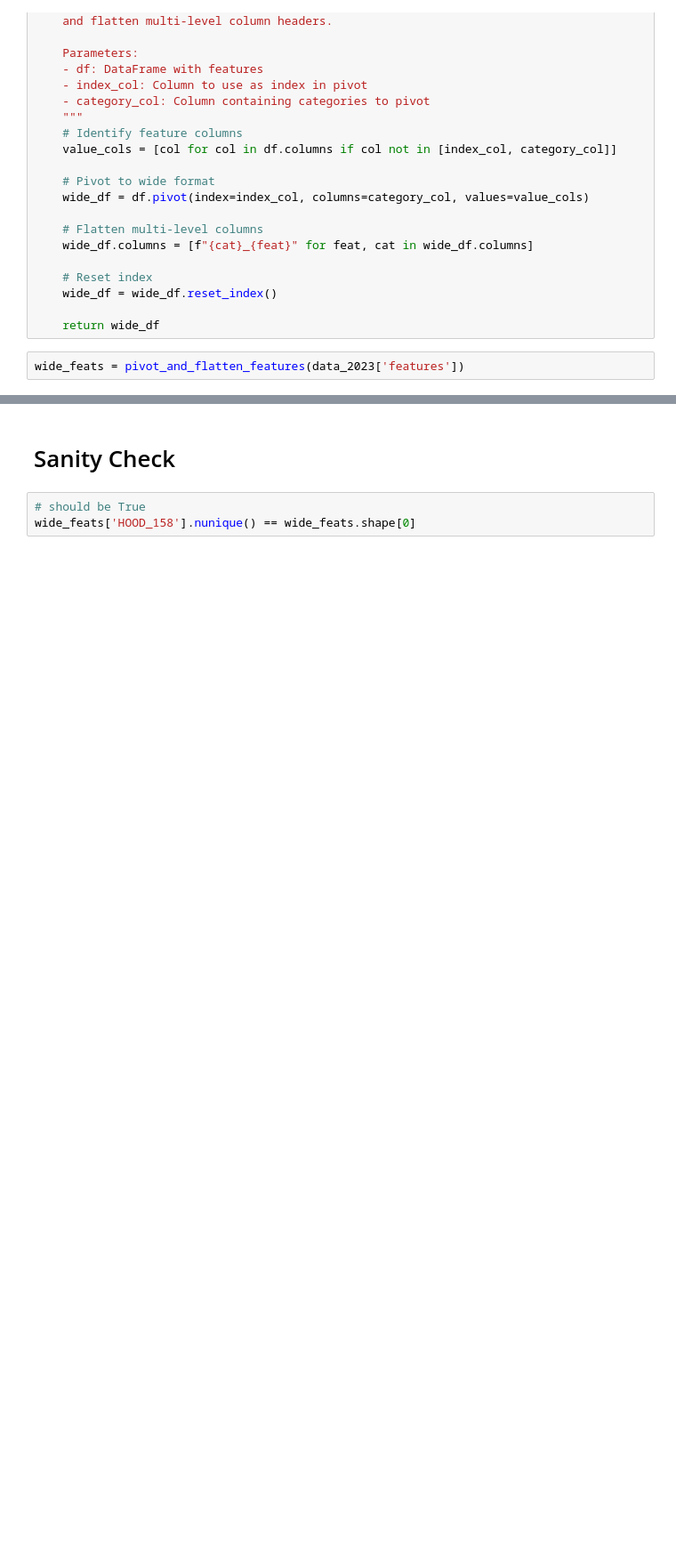
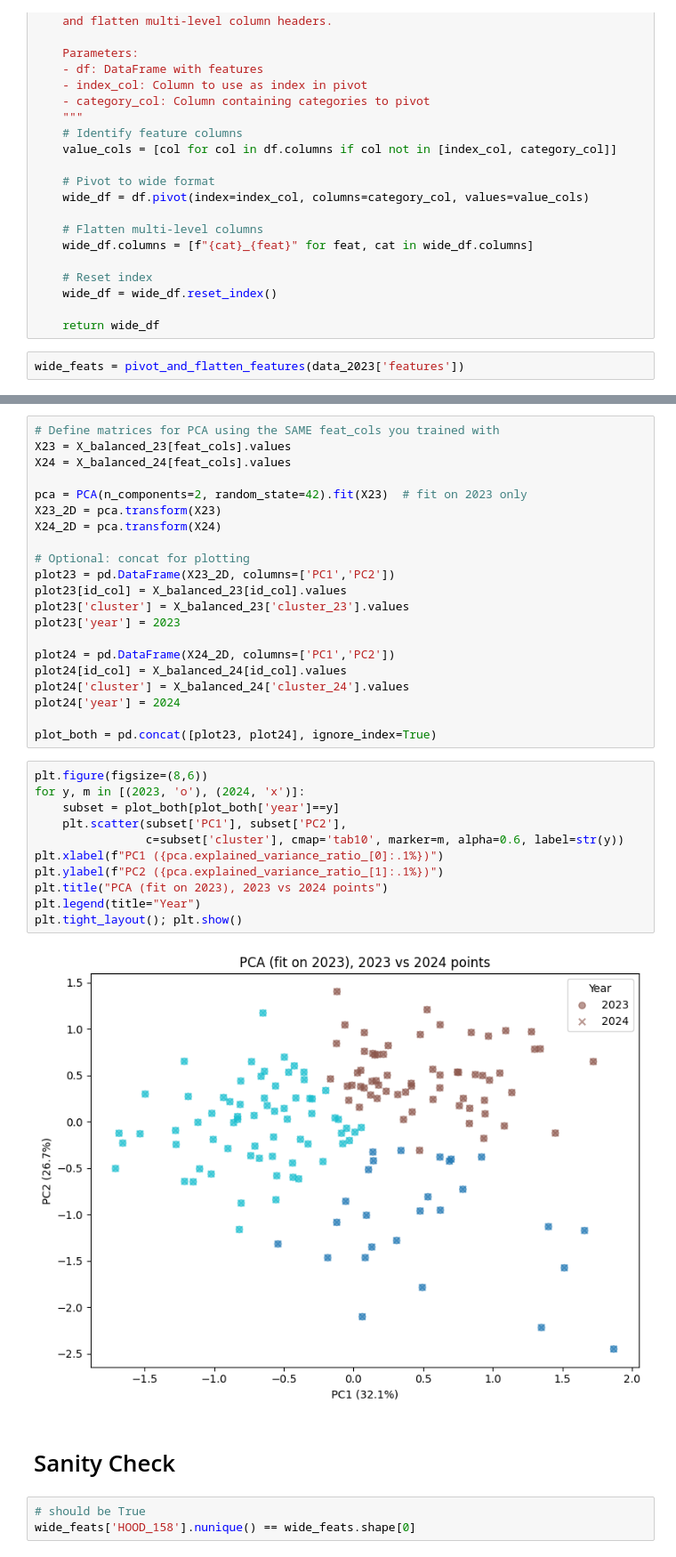
Before and after one commit to Ratnor/Socio-phenotype-classifier, a Jupyter notebook: Final_Cleaned.ipynb, the cells around one changed output, grey strips where cells are left out. Shown at 89% size. Drawn from its saved outputs; the diff is of its cells as text; blank space fills up the shorter version.

```diff
--- a/Final_Cleaned.ipynb
+++ b/Final_Cleaned.ipynb
@@ -1190,3 +1391,37 @@ Final matrix shape: (158, 246)
+# %%
+# Define matrices for PCA using the SAME feat_cols you trained with
+X23 = X_balanced_23[feat_cols].values
+X24 = X_balanced_24[feat_cols].values
+
+pca = PCA(n_components=2, random_state=42).fit(X23)  # fit on 2023 only
+X23_2D = pca.transform(X23)
+X24_2D = pca.transform(X24)
+
+# Optional: concat for plotting
+plot23 = pd.DataFrame(X23_2D, columns=['PC1','PC2'])
+plot23[id_col] = X_balanced_23[id_col].values
+plot23['cluster'] = X_balanced_23['cluster_23'].values
+plot23['year'] = 2023
+
+plot24 = pd.DataFrame(X24_2D, columns=['PC1','PC2'])
+plot24[id_col] = X_balanced_24[id_col].values
+plot24['cluster'] = X_balanced_24['cluster_24'].values
+plot24['year'] = 2024
+
+plot_both = pd.concat([plot23, plot24], ignore_index=True)
+# %%
+plt.figure(figsize=(8,6))
+for y, m in [(2023, 'o'), (2024, 'x')]:
+    subset = plot_both[plot_both['year']==y]
+    plt.scatter(subset['PC1'], subset['PC2'],
+                c=subset['cluster'], cmap='tab10', marker=m, alpha=0.6, label=str(y))
+plt.xlabel(f"PC1 ({pca.explained_variance_ratio_[0]:.1%})")
+plt.ylabel(f"PC2 ({pca.explained_variance_ratio_[1]:.1%})")
+plt.title("PCA (fit on 2023), 2023 vs 2024 points")
+plt.legend(title="Year")
+plt.tight_layout(); plt.show()
+# %% [output]
+[figure, added]
 # %% [markdown]
 # Sanity Check
 # %%
```
Also changed, not shown: parts of 24 cells of this notebook.
